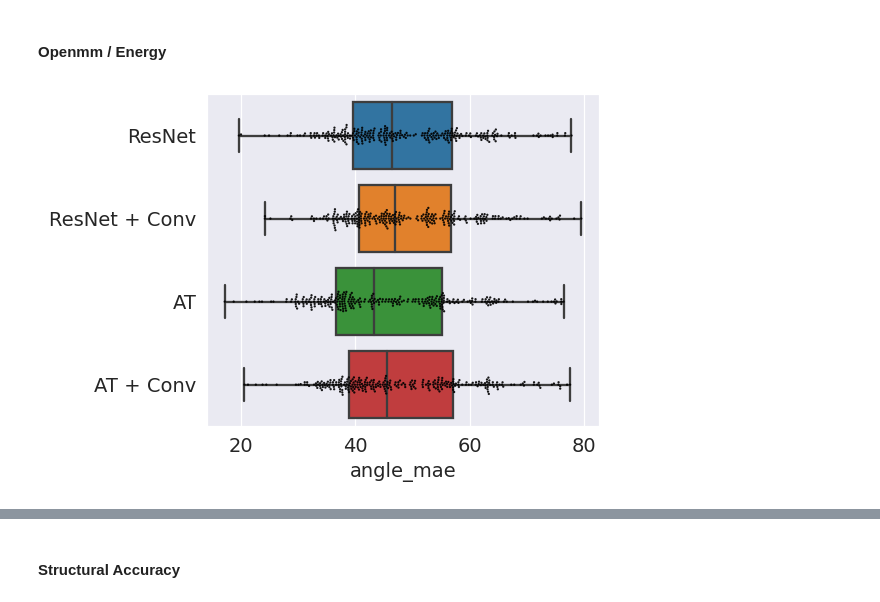
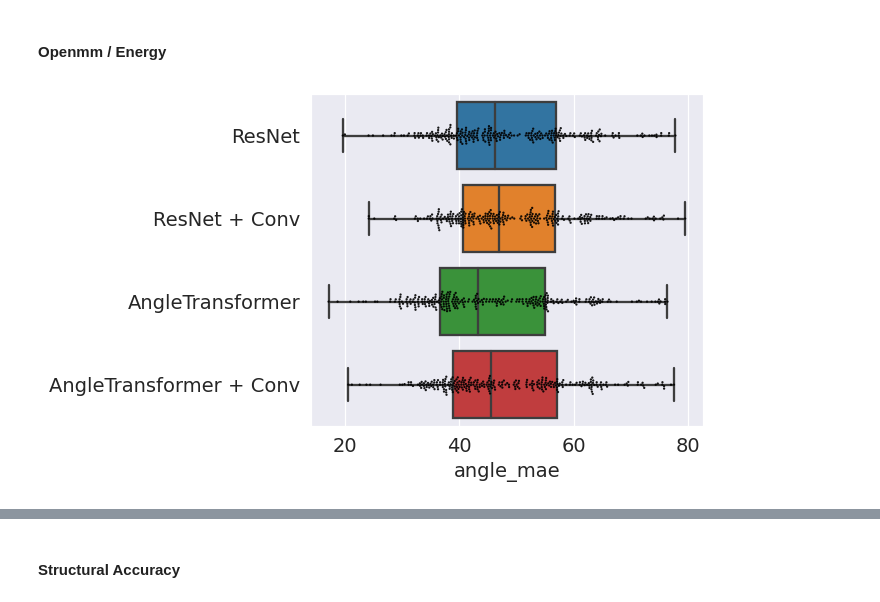
Before and after one commit to jonathanking/openfold, a Jupyter notebook: jk_research/evaluations/aim3a/230921_evaluation_Aims3AB.ipynb, the cells around one changed output, grey strips where cells are left out. Saved outputs shown, nothing was run; the diff lists cells and outputs as text; code cells hidden in the pictures.

Commit message:
More research updates. Figs better organized.

```diff
--- a/jk_research/evaluations/aim3a/230921_evaluation_Aims3AB.ipynb
+++ b/jk_research/evaluations/aim3a/230921_evaluation_Aims3AB.ipynb
@@ -18,7 +18,9 @@ sns.set_style("darkgrid")
 %matplotlib inline
 %cd /net/pulsar/home/koes/jok120/openfold
 
-RESULTS_BASE_DIRS = ["/net/pulsar/home/koes/jok120/openfold/out/evaluations/aim3A", "/net/pulsar/home/koes/jok120/openfold/out/evaluations/aim3B"]
+# RESULTS_BASE_DIRS = ["/net/pulsar/home/koes/jok120/openfold/out/evaluations/aim3A", "/net/pulsar/home/koes/jok120/openfold/out/evaluations/aim3B"]
+RESULTS_BASE_DIRS = ["/net/pulsar/home/koes/jok120/openfold/out/evaluations/aim2_deletions/3a",
+                      "/net/pulsar/home/koes/jok120/openfold/out/evaluations/aim3B/"]
 # RESULTS_BASE_DIRS += ["/net/pulsar/home/koes/jok120/openfold/out/evaluation/230719", "/net/pulsar/home/koes/jok120/openfold/out/evaluation/230731"]
 # %% [output]
 /net/pulsar/home/koes/jok120/openfold
@@ -37,4 +39,9 @@ eval_dirs = [(subdir, basedir) for basedir in RESULTS_BASE_DIRS for subdir in os
 for ed in eval_dirs: print(ed)
 
 df_dict = create_dataframe_dict(eval_dirs)
+
+# REMOVE THIS!!!!
+print("!!!!!!!!!!!!!!!!! REMOVE THIS!!!!!!!!!!!!!")
+df_dict = {(k[0].replace("del_del_","").replace("del_", ""), k[1]): v for k, v in df_dict.items() }
+print(list(df_dict.keys()))
 # %% [output]
@@ -520,8 +533,8 @@ mpl.rcParams['font.size'] = 12.75
 dataframe_meta_dict ={}
 dataframe_meta_dict["ResNet"] = {'seeds' : [{'name': 'eval_toastyRN1'}, {'name': 'eval_toastyRN2'}, {'name': 'eval_toastyRN3'}]}
 dataframe_meta_dict['ResNet + Conv'] = {'seeds' : [{'name': 'eval_toastyRC1'}, {'name': 'eval_toastyRC2'}, {'name': 'eval_toastyRC3'}]}
-dataframe_meta_dict['AT'] = {'seeds' : [{'name': 'eval_toastyN1'}, {'name': 'eval_toastyN2'}, {'name': 'eval_toastyN3'}]}
-dataframe_meta_dict['AT + Conv'] = {'seeds' : [{'name': 'eval_toastyC1'}, {'name': 'eval_toastyC2'}, {'name': 'eval_toastyC3'}]}
+dataframe_meta_dict['AngleTransformer'] = {'seeds' : [{'name': 'eval_toastyN1'}, {'name': 'eval_toastyN2'}, {'name': 'eval_toastyN3'}]}
+dataframe_meta_dict['AngleTransformer + Conv'] = {'seeds' : [{'name': 'eval_toastyC1'}, {'name': 'eval_toastyC2'}, {'name': 'eval_toastyC3'}]}
 # %%
 for runtype in dataframe_meta_dict.keys():
     print(runtype)
@@ -649,46 +662,46 @@ for s in range(3):
 # %%
 make_nbarplot((dfs['ResNet']['combined']['test'],
                dfs['ResNet + Conv']['combined']['test'],
-               dfs['AT']['combined']['test'],
-               dfs['AT + Conv']['combined']['test'],),
+               dfs['AngleTransformer']['combined']['test'],
+               dfs['AngleTransformer + Conv']['combined']['test'],),
               ('ResNet',
               'ResNet + Conv',
-              'AT',
-              'AT + Conv',),
+              'AngleTransformer',
+              'AngleTransformer + Conv',),
               "angle_mae",
               "test",
               dotsize=1.5,
               fliers=False,
               title_suffix="",
-              save_prefix="angle_mae_combined_test",
+              save_prefix="jk_research/evaluations/aim3b/figs/combined/angle_mae_combined_test",
               swarm=True,
               violin=False)
 
 make_nbarplot((dfs['ResNet']['combined']['val'],
                dfs['ResNet + Conv']['combined']['val'],
-               dfs['AT']['combined']['val'],
-               dfs['AT + Conv']['combined']['val'],),
+               dfs['AngleTransformer']['combined']['val'],
+               dfs['AngleTransformer + Conv']['combined']['val'],),
               ('ResNet',
               'ResNet + Conv',
-              'AT',
-              'AT + Conv',),
+              'AngleTransformer',
+              'AngleTransformer + Conv',),
               "angle_mae",
               "validation",
               dotsize=1.5,
               fliers=False,
               title_suffix="",
-              save_prefix="angle_mae_combined_val",
+              save_prefix="jk_research/evaluations/aim3b/figs/combined/angle_mae_combined_val",
               swarm=True,
               violin=False)
 
 # make_nbarplot((dfs['ResNet']['combined']['test'],
 #                dfs['ResNet + Conv']['combined']['test'],
-#                dfs['AT']['combined']['test'],
-#                dfs['AT + Conv']['combined']['test'],),
+#                dfs['AngleTransformer']['combined']['test'],
+#                dfs['AngleTransformer + Conv']['combined']['test'],),
 #               ('ResNet',
 #               'ResNet + Conv',
-#               'AT',
-#               'AT + Conv',),
+#               'AngleTransformer',
+#               'AngleTransformer + Conv',),
 #               "x1_mae",
 #               "test",
 #               dotsize=1.5,
@@ -700,72 +713,72 @@ make_nbarplot((dfs['ResNet']['combined']['val'],
 
 make_nbarplot((dfs['ResNet']['combined']['test'],
                dfs['ResNet + Conv']['combined']['test'],
-               dfs['AT']['combined']['test'],
-               dfs['AT + Conv']['combined']['test'],),
+               dfs['AngleTransformer']['combined']['test'],
+               dfs['AngleTransformer + Conv']['combined']['test'],),
               ('ResNet',
               'ResNet + Conv',
-              'AT',
-              'AT + Conv',),
+              'AngleTransformer',
+              'AngleTransformer + Conv',),
               "lddt_aa",
               "test",
               dotsize=1.5,
               fliers=False,
               title_suffix="",
-              save_prefix="lddt_aa_combined_test",
+              save_prefix="jk_research/evaluations/aim3b/figs/combined/lddt_aa_combined_test",
               swarm=True,
               violin=False)
 
 for chi in ['x1', 'x2', 'x3', 'x4']:
     make_nbarplot((dfs['ResNet']['combined']['test'],
                 dfs['ResNet + Conv']['combined']['test'],
-                dfs['AT']['combined']['test'],
-                dfs['AT + Conv']['combined']['test'],),
+                dfs['AngleTransformer']['combined']['test'],
+                dfs['AngleTransformer + Conv']['combined']['test'],),
                 ('ResNet',
                 'ResNet + Conv',
-                'AT',
-                'AT + Conv',),
+                'AngleTransformer',
+                'AngleTransformer + Conv',),
                 f"{chi}_mae",
                 "test",
                 dotsize=1.5,
                 fliers=False,
                 title_suffix="",
-                save_prefix=f"{chi}_mae_combined_test",
+                save_prefix=f"jk_research/evaluations/aim3b/figs/combined/{chi}_mae_combined_test",
                 swarm=True,
                 violin=False)
 
 # make_nbarplot((dfs['ResNet']['combined']['test'],
 #                dfs['ResNet + Conv']['combined']['test'],
-#                dfs['AT']['combined']['test'],
-#                dfs['AT + Conv']['combined']['test'],),
+#                dfs['AngleTransformer']['combined']['test'],
+#                dfs['AngleTransformer + Conv']['combined']['test'],),
 #               ('ResNet',
 #               'ResNet + Conv',
-#               'AT',
-#               'AT + Conv',),
+#               'AngleTransformer',
+#               'AngleTransformer + Conv',),
 #               "x2_mae",
 #               "test",
 #               dotsize=1.5,
 #               fliers=False,
 #               title_suffix="",
 #               save_prefix="x2_mae_combined_test",
 #               swarm=True,
 #               violin=False)
 
-for amino_acid_residue_3letter_code in ['CYS', 'ASP', 'GLU', 'PHE', 'TYR', 'HIS', 'LYS', 'ARG', 'SER', 'THR', 'ASN', 'GLN', 'GLY', 'PRO', 'VAL', 'ILE', 'LEU', 'MET', 'TRP']:
+for amino_acid_residue_3letter_code in ['CYS', 'ASP', 'GLU', 'PHE', 'TYR', 'HIS', 'LYS', 'ARG', 'SER', 'THR', 'ASN', 'GLN', 'PRO', 'VAL', 'ILE', 'LEU', 'MET', 'TRP']:
     make_nbarplot((dfs['ResNet']['combined']['test'],
                 dfs['ResNet + Conv']['combined']['test'],
-                dfs['AT']['combined']['test'],
-                dfs['AT + Conv']['combined']['test'],),
+                dfs['AngleTransformer']['combined']['test'],
+                dfs['AngleTransformer + Conv']['combined']['test'],),
                 ('ResNet',
                 'ResNet + Conv',
-                'AT',
-                'AT + Conv',),
+                'AngleTransformer',
+                'AngleTransformer + Conv',),
                 f"{amino_acid_residue_3letter_code}_mae",
                 "test",
                 dotsize=1.5,
                 fliers=False,
                 title_suffix="",
-                save_prefix=f"{amino_acid_residue_3letter_code}_mae_combined_test",
+                save_prefix=f"jk_research/evaluations/aim3b/figs/combined/{amino_acid_residue_3letter_code}_mae_combined_test",
                 swarm=True,
                 violin=False)
 # %% [output]
-[figure, old version]
+[figure, new version]
```
Also changed, not shown: parts of 15 cells of this notebook, 2 other files.
